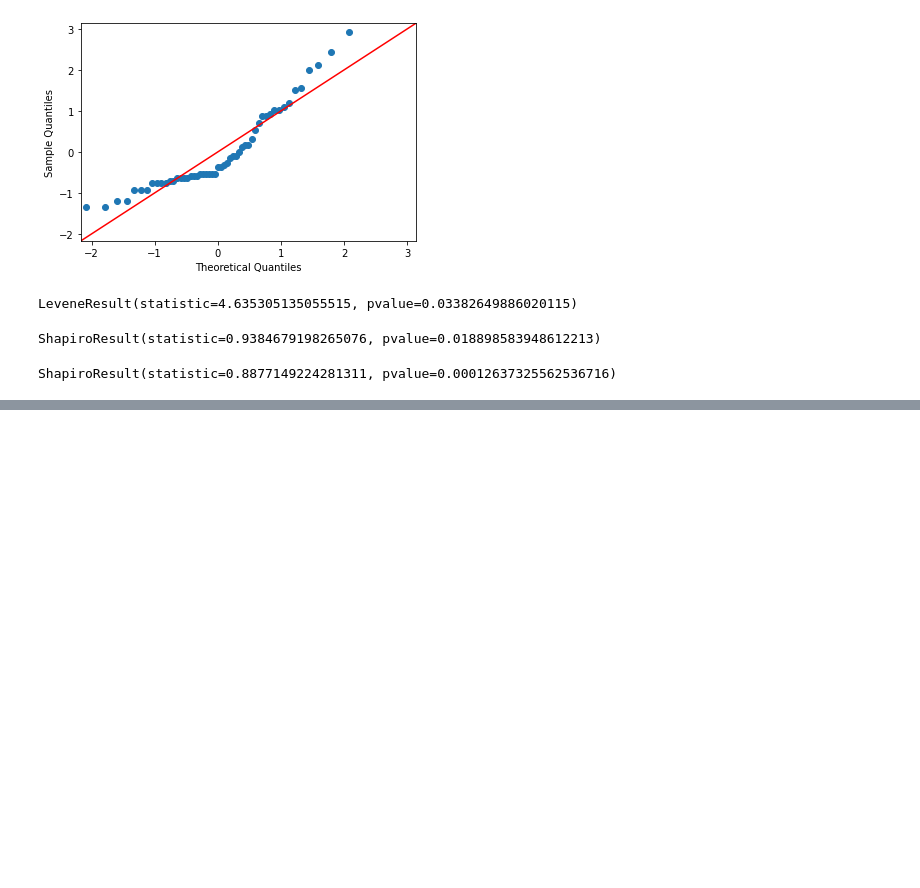
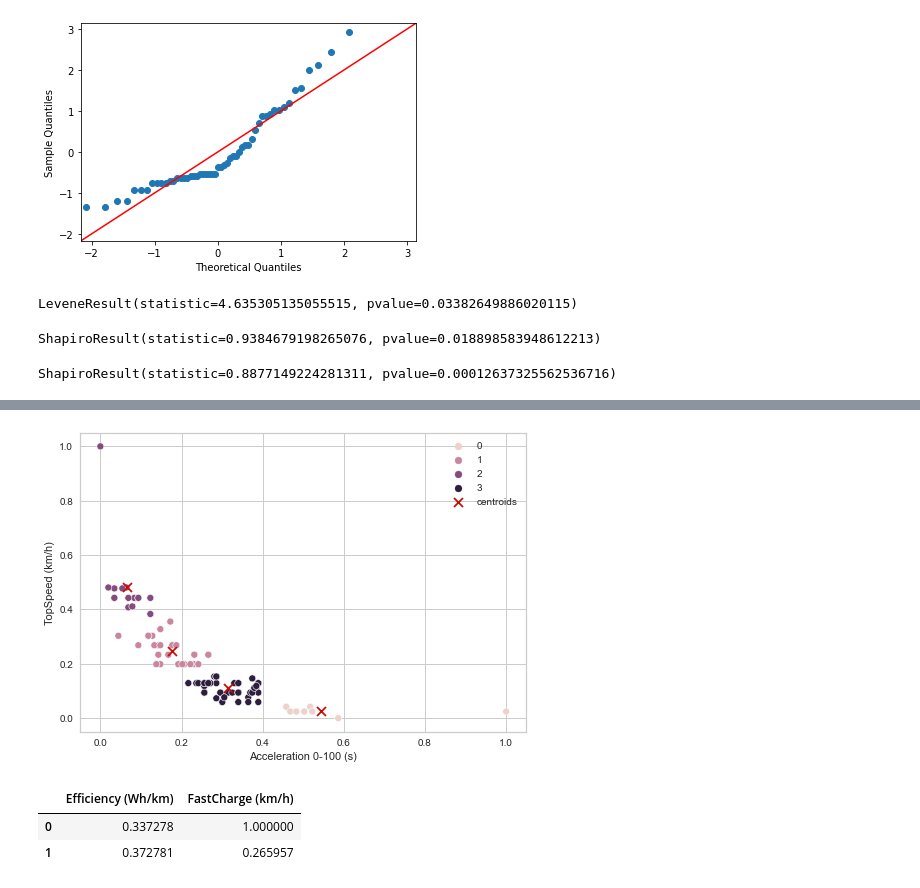
Before and after one commit to MartinJank/OZNAL, a Jupyter notebook: eda.ipynb, the cells around one changed output, grey strips where cells are left out. Cells and saved outputs as stored; diff of their text form; code cells hidden in the pictures; blank space fills up the shorter version.

```diff
--- a/eda.ipynb
+++ b/eda.ipynb
@@ -536,0 +647,21 @@ ShapiroResult(statistic=0.8877149224281311, pvalue=0.00012637325562536716)
+# %%
+sns.scatterplot(data=df, x="Acceleration 0-100 (s)", y="TopSpeed (km/h)", hue=kmeans.labels_)
+# sns.scatterplot(data=df, x="BodyStyle", y="Efficiency (Wh/km)", hue=kmeans.labels_)
+plt.scatter(kmeans.cluster_centers_[:,0], kmeans.cluster_centers_[:,1],
+            marker="x", c="r", s=80, label="centroids")
+plt.legend()
+plt.show()
+# %% [output]
+[figure, added]
+# %%
+from sklearn.datasets import make_blobs
+import pandas as pd
+
+# make as panda dataframe for easy understanding
+df = pd.DataFrame(data, columns=["Efficiency (Wh/km)", "FastCharge (km/h)"])
+# df = pd.DataFrame(data, columns=["BodyStyle", "Efficiency (Wh/km)"])
+df.head(2)
+# %% [output]
+|  | Efficiency (Wh/km) | FastCharge (km/h) |
+| 0 | 0.337278 | 1.000000 |
+| 1 | 0.372781 | 0.265957 |
```
Also changed, not shown: parts of 16 cells of this notebook.
